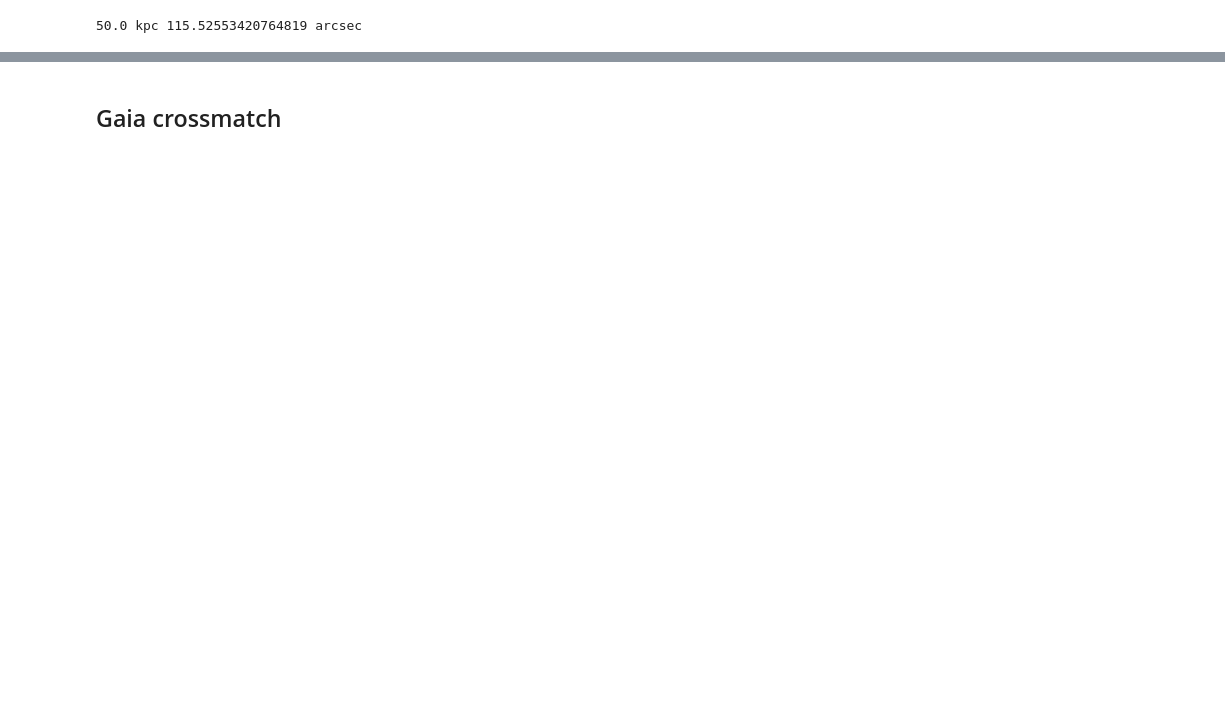
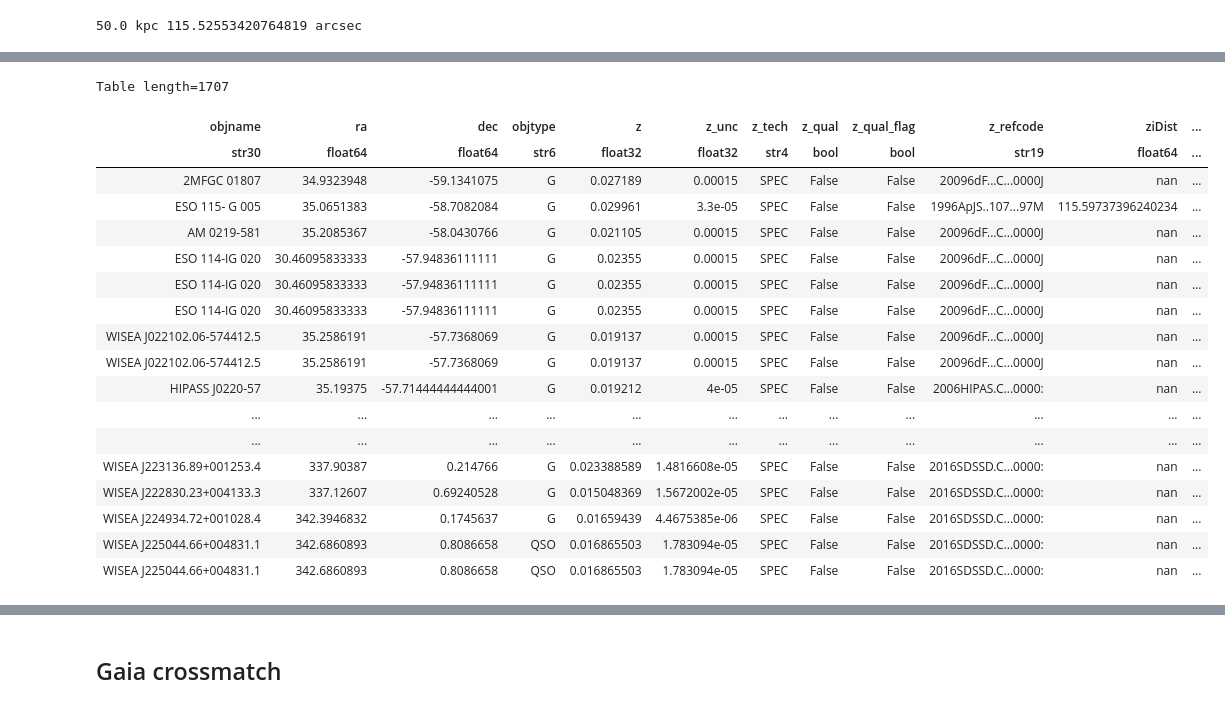
Before and after one commit to lsst-sitcom/ToO-analysis-tools, a Jupyter notebook: notebooks/Catalog_crossmatch.ipynb, the cells around one changed output, grey strips where cells are left out. Cells and saved outputs as stored; diff of their text form; code cells hidden in the pictures; blank space fills up the shorter version.

Commit message:
match to dia objects

```diff
--- a/notebooks/Catalog_crossmatch.ipynb
+++ b/notebooks/Catalog_crossmatch.ipynb
@@ -92,10 +134,19 @@ def in_skymap(skymap_prob, dr=None, good_dia_src=None, dataset_type="dia_source_
 skymap = read_sky_map("../data/S251112cm_bilby.fits")
 prob = skymap[0]
 # %%
-dia_srcs_inside = []
-for dr in data_refs:
-    dia_src = butler.get("dia_source_unstandardized", dataId=dr.dataId).asAstropy()
-    good_dia_src = good_src(dia_src)
-    inside = in_skymap(prob, good_dia_src=good_dia_src)
-    dia_src_inside = good_dia_src[inside]
-    dia_srcs_inside.append(dia_src_inside)
+dia_objs_inside = []
+for i, dr in enumerate(data_refs):
+    dia_obj = butler.get(dr)
+    if len(dia_obj) < 1:
+        continue
+    good_dia_obj = good_obj(dia_obj) #--> for chained collection
+    inside = in_skymap(prob, good_dia_obj=good_dia_obj)
+    dia_obj_inside = good_dia_obj[inside]
+    if len(dia_obj_inside) < 1:
+        # print("no dia objects in data ref")
+        continue
+    elif len(dia_objs_inside) < 1:
+       dia_objs_inside = pd.DataFrame(dia_obj_inside)
+    else:
+        # print(len(dia_obj_inside))
+        dia_objs_inside = pd.concat([dia_objs_inside, dia_obj_inside], ignore_index=True)
@@ -132,3 +194,6 @@ dia_srcs_inside.write("dia_src_inside95_S251112cm.ecsv", overwrite=True)
+# %%
+# if the csv is already created, load it
+dia_objs_inside = pd.read_csv("../data/dia_obj_inside95_S251112cm.csv")
 # %% [markdown]
 ## NED-GWF galaxy crossmatch
 # %%
@@ -159,12 +224,12 @@ Table length=9047
 | WISEA J001312.65-352251.7 | 3.302733 | -35.3810433 | G | 0.0376 | 0.00041 | SPEC | False | False | 20032dF...C...0000C | nan | ... |
 | MCG +07-23-034 | 168.564892 | 38.390999 | G | 0.038409483 | 1.6280152e-05 | SPEC | False | False | 2016SDSSD.C...0000: | nan | ... |
 # %%
-def load_and_match_dia_src_against_cat(cat, dr=None, good_dia_src=None, dataset_type="dia_source", radius=30 * u.arcsec, debug=False):
-    if not good_dia_src:
-        dia_src = butler.get(dataset_type, dataId=dr.dataId).asAstropy()
-        good_dia_src = good_src(dia_src)
+def load_and_match_dia_obj_against_cat(cat, good_dia_obj, dataset_type="dia_object", radius=30 * u.arcsec, debug=False):
+    # if not good_dia_src:
+    #     dia_src = butler.get(dataset_type, dataId=dr.dataId).asAstropy()
+    #     good_dia_src = good_src(dia_src)
 
-    dia_coord = SkyCoord(good_dia_src["coord_ra"], good_dia_src["coord_dec"])
+    dia_coord = SkyCoord(np.array(good_dia_obj["ra"]) * u.deg, np.array(good_dia_obj["dec"]) * u.deg)
     cat_coord = SkyCoord(cat["ra"] * u.deg, cat["dec"] * u.deg)
 
     idx, sep2d, _ = dia_coord.match_to_catalog_sky(cat_coord)
@@ -180,10 +245,10 @@ def load_and_match_dia_src_against_cat(cat, dr=None, good_dia_src=None, dataset_
         print(matching_idx)
         print("----")
 
-    matched_dia_src = good_dia_src[close_enough].copy()
+    matched_dia_obj = good_dia_obj[close_enough].copy()
     matched_cat = cat[matching_idx].copy()
 
-    return matched_dia_src, matched_cat
+    return matched_dia_obj, matched_cat
 # %%
 # Use an approximate matching radius given redshift.
 z = z_at_value(cosmo.luminosity_distance, 93 * u.Mpc)
@@ -195,3 +260,5 @@ print(matching_radius_physical, matching_radius_angular)
 # %%
 # So let's call that 116"
 ned_matching_radius = 116 * u.arcsec
+# %%
+ned_dia_obj_match, ned_cat_match = load_and_match_dia_obj_against_cat(ned_gwf, dia_objs_inside, dataset_type="dia_object", radius=ned_matching_radius)
@@ -198 +281,23 @@ ned_matching_radius = 116 * u.arcsec
+# %%
+ned_cat_match
+# %% [output]
+Table length=1707
+| objname | ra | dec | objtype | z | z_unc | z_tech | z_qual | z_qual_flag | z_refcode | ziDist | ... |
+| str30 | float64 | float64 | str6 | float32 | float32 | str4 | bool | bool | str19 | float64 | ... |
+| 2MFGC 01807 | 34.9323948 | -59.1341075 | G | 0.027189 | 0.00015 | SPEC | False | False | 20096dF...C...0000J | nan | ... |
+| ESO 115- G 005 | 35.0651383 | -58.7082084 | G | 0.029961 | 3.3e-05 | SPEC | False | False | 1996ApJS..107...97M | 115.59737396240234 | ... |
+| AM 0219-581 | 35.2085367 | -58.0430766 | G | 0.021105 | 0.00015 | SPEC | False | False | 20096dF...C...0000J | nan | ... |
+| ESO 114-IG 020 | 30.46095833333 | -57.94836111111 | G | 0.02355 | 0.00015 | SPEC | False | False | 20096dF...C...0000J | nan | ... |
+| ESO 114-IG 020 | 30.46095833333 | -57.94836111111 | G | 0.02355 | 0.00015 | SPEC | False | False | 20096dF...C...0000J | nan | ... |
+| ESO 114-IG 020 | 30.46095833333 | -57.94836111111 | G | 0.02355 | 0.00015 | SPEC | False | False | 20096dF...C...0000J | nan | ... |
+| WISEA J022102.06-574412.5 | 35.2586191 | -57.7368069 | G | 0.019137 | 0.00015 | SPEC | False | False | 20096dF...C...0000J | nan | ... |
+| WISEA J022102.06-574412.5 | 35.2586191 | -57.7368069 | G | 0.019137 | 0.00015 | SPEC | False | False | 20096dF...C...0000J | nan | ... |
+| HIPASS J0220-57 | 35.19375 | -57.71444444444001 | G | 0.019212 | 4e-05 | SPEC | False | False | 2006HIPAS.C...0000: | nan | ... |
+| ... | ... | ... | ... | ... | ... | ... | ... | ... | ... | ... | ... |
+| ... | ... | ... | ... | ... | ... | ... | ... | ... | ... | ... | ... |
+| WISEA J223136.89+001253.4 | 337.90387 | 0.214766 | G | 0.023388589 | 1.4816608e-05 | SPEC | False | False | 2016SDSSD.C...0000: | nan | ... |
+| WISEA J222830.23+004133.3 | 337.12607 | 0.69240528 | G | 0.015048369 | 1.5672002e-05 | SPEC | False | False | 2016SDSSD.C...0000: | nan | ... |
+| WISEA J224934.72+001028.4 | 342.3946832 | 0.1745637 | G | 0.01659439 | 4.4675385e-06 | SPEC | False | False | 2016SDSSD.C...0000: | nan | ... |
+| WISEA J225044.66+004831.1 | 342.6860893 | 0.8086658 | QSO | 0.016865503 | 1.783094e-05 | SPEC | False | False | 2016SDSSD.C...0000: | nan | ... |
+| WISEA J225044.66+004831.1 | 342.6860893 | 0.8086658 | QSO | 0.016865503 | 1.783094e-05 | SPEC | False | False | 2016SDSSD.C...0000: | nan | ... |
 # %%
```
Also changed, not shown: parts of 34 cells of this notebook.
